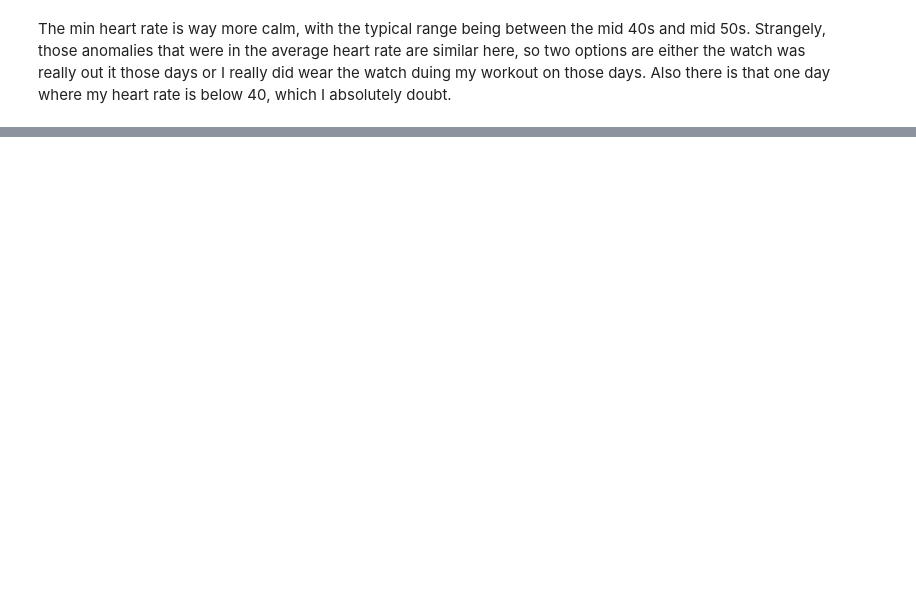
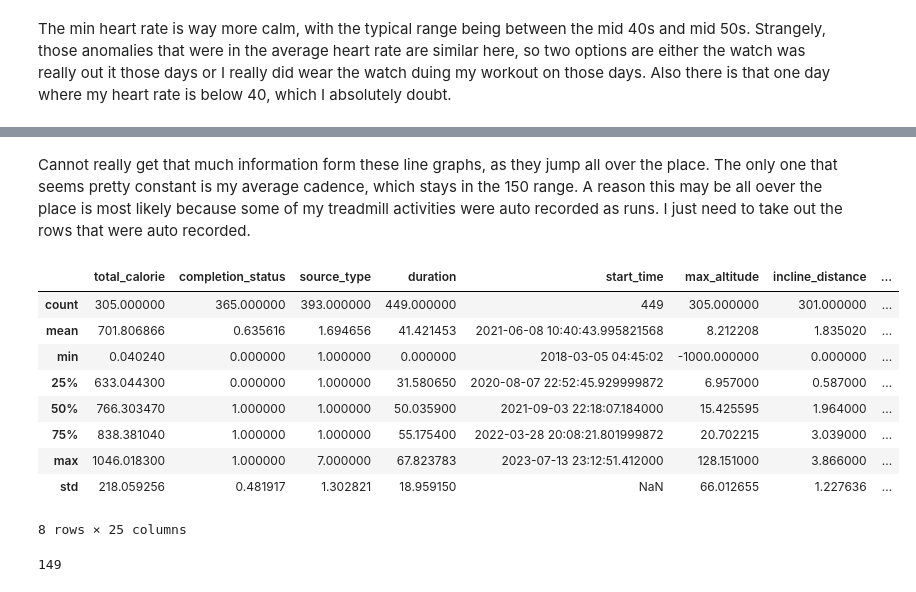
Before and after one commit to BlexxeCode/samsung-health, a Jupyter notebook: SamHealth.ipynb, the cells around one changed output, grey strips where cells are left out. Saved outputs shown, nothing was run; the diff lists cells and outputs as text; code cells hidden in the pictures; blank space fills up the shorter version.

```diff
--- a/SamHealth.ipynb
+++ b/SamHealth.ipynb
@@ -438,0 +612,26 @@ The min heart rate is way more calm, with the typical range being between the mi
+# %%
+#renaming
+exercise.rename(columns={'com.samsung.health.exercise.duration': 'duration',
+                         'com.samsung.health.exercise.start_time': 'start_time',
+                         'com.samsung.health.exercise.exercise_type': 'exercise_type',
+                         'com.samsung.health.exercise.count': 'count',
+                         'com.samsung.health.exercise.max_altitude': 'max_altitude',
+                         'com.samsung.health.exercise.incline_distance': 'incline_distance',
+                         'com.samsung.health.exercise.mean_heart_rate': 'mean_heart_rate',
+                         'com.samsung.health.exercise.min_altitude':'min_altitude',
+                         'com.samsung.health.exercise.max_heart_rate': 'max_heart_rate',
+                         'com.samsung.health.exercise.update_time': 'update_time',
+                         'com.samsung.health.exercise.create_time': 'create_time',
+                         'com.samsung.health.exercise.max_speed':'max_speed',
+                         'com.samsung.health.exercise.mean_cadence':'mean_cadence',
+                         'com.samsung.health.exercise.min_heart_rate': 'min_heart_rate',
+                         'com.samsung.health.exercise.distance': 'distance',
+                         'com.samsung.health.exercise.calorie':'calorie',
+                         'com.samsung.health.exercise.max_cadence': 'max_cadence',
+                         'com.samsung.health.exercise.decline_distance':'decline_distance',
+                         'com.samsung.health.exercise.vo2_max':'vo2_max',
+                         'com.samsung.health.exercise.time_offset':'time_offset',
+                         'com.samsung.health.exercise.mean_speed':'mean_speed',
+                         'com.samsung.health.exercise.altitude_gain': 'altitude_gain',
+                         'com.samsung.health.exercise.altitude_loss': 'altitude_loss',
+                         'com.samsung.health.exercise.end_time': 'end_time'}, inplace=True)
@@ -438,0 +658,13 @@ The min heart rate is way more calm, with the typical range being between the mi
+# %%
+exercise['incline_distance'] = exercise['incline_distance']/1000   #meter to kilometer
+exercise['distance'] = exercise['distance']/1000                   #meter to kilometer
+exercise['decline_distance'] = exercise['decline_distance']/1000   #meter to kilometer
+exercise['max_speed'] = exercise['max_speed'] * 3.6                #meters per second to kph
+exercise['mean_speed'] = exercise['mean_speed'] * 3.6              #meters per second to kph
+exercise['duration'] = exercise['duration'] / 60000                #milliseconds to minutes
+exercise['exercise_type'][exercise['exercise_type'] == 0] = 'General Workout'
+exercise['exercise_type'][exercise['exercise_type'] == 1001] = 'Walking'
+exercise['exercise_type'][exercise['exercise_type'] == 1002] = 'Running'
+exercise['exercise_type'][exercise['exercise_type'] == 15005] = 'Treamdmill'
+exercise['exercise_type'][exercise['exercise_type'] == 15004] = 'Rowing Machine'
+exercise['exercise_type'][exercise['exercise_type'] == 10007] = 'Circuit Training'
@@ -438,0 +687,3 @@ The min heart rate is way more calm, with the typical range being between the mi
+# %%
+General_exer = exercise[exercise['exercise_type'] == 'General Workout']
+Running_exer = exercise[exercise['exercise_type'] == 'Running']
@@ -438,0 +761,19 @@ The min heart rate is way more calm, with the typical range being between the mi
+# %% [markdown]
+Cannot really get that much information form these line graphs, as they jump all over the place. The only one that seems pretty constant is my average cadence, which stays in the 150 range. A reason this may be all oever the place is most likely because some of my treadmill activities were auto recorded as runs. I just need to take out the rows that were auto recorded.
+# %%
+Running_exer.describe()
+# %% [output]
+|  | total_calorie | completion_status | source_type | duration | start_time | max_altitude | incline_distance | ... |
+| count | 305.000000 | 365.000000 | 393.000000 | 449.000000 | 449 | 305.000000 | 301.000000 | ... |
+| mean | 701.806866 | 0.635616 | 1.694656 | 41.421453 | 2021-06-08 10:40:43.995821568 | 8.212208 | 1.835020 | ... |
+| min | 0.040240 | 0.000000 | 1.000000 | 0.000000 | 2018-03-05 04:45:02 | -1000.000000 | 0.000000 | ... |
+| 25% | 633.044300 | 0.000000 | 1.000000 | 31.580650 | 2020-08-07 22:52:45.929999872 | 6.957000 | 0.587000 | ... |
+| 50% | 766.303470 | 1.000000 | 1.000000 | 50.035900 | 2021-09-03 22:18:07.184000 | 15.425595 | 1.964000 | ... |
+| 75% | 838.381040 | 1.000000 | 1.000000 | 55.175400 | 2022-03-28 20:08:21.801999872 | 20.702215 | 3.039000 | ... |
+| max | 1046.018300 | 1.000000 | 7.000000 | 67.823783 | 2023-07-13 23:12:51.412000 | 128.151000 | 3.866000 | ... |
+| std | 218.059256 | 0.481917 | 1.302821 | 18.959150 | NaN | 66.012655 | 1.227636 | ... |
+8 rows × 25 columns
+# %%
+Running_exer['location_data_internal'].isnull().sum()
+# %% [output]
+149
```
Also changed, not shown: parts of 47 cells of this notebook.
